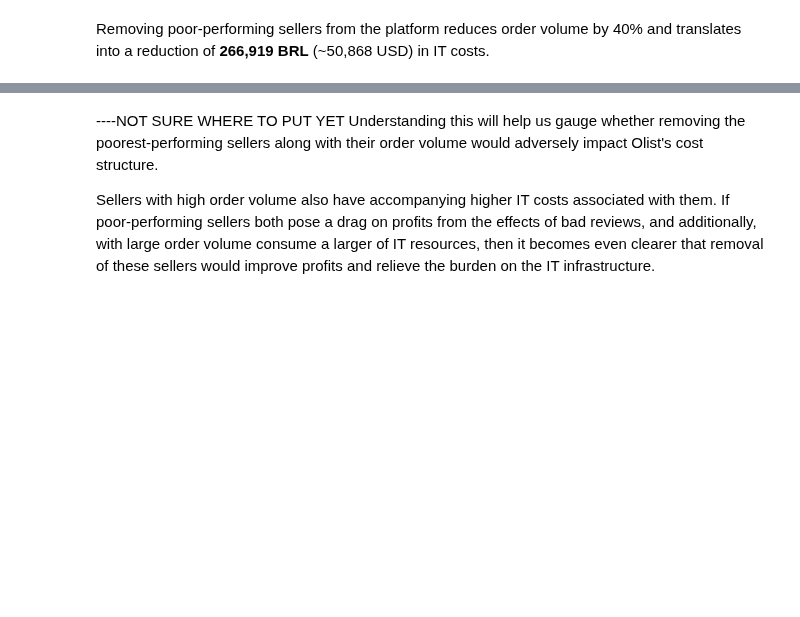
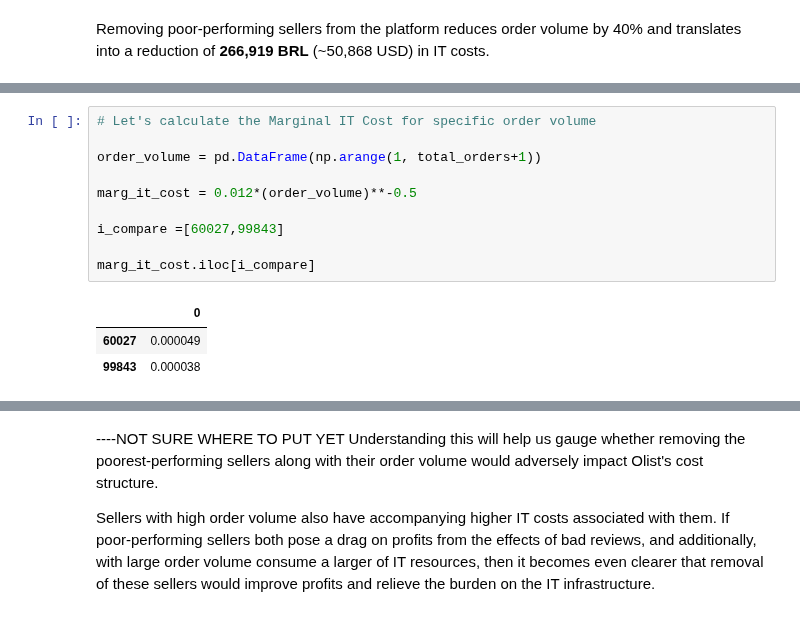
Before and after one commit to phlln/olist-analysis, a Jupyter notebook: notebooks/ceo_request-Phil-UPDATED.ipynb, the cells around one changed output, grey strips where cells are left out. Drawn from its saved outputs; the diff is of its cells as text; blank space fills up the shorter version.

```diff
--- a/notebooks/ceo_request-Phil-UPDATED.ipynb
+++ b/notebooks/ceo_request-Phil-UPDATED.ipynb
@@ -599,0 +543,14 @@ sellers['n_orders'].sort_values()
+# %%
+# Let's calculate the Marginal IT Cost for specific order volume
+
+order_volume = pd.DataFrame(np.arange(1, total_orders+1))
+
+marg_it_cost = 0.012*(order_volume)**-0.5
+
+i_compare =[60027,99843]
+
+marg_it_cost.iloc[i_compare]
+# %% [output]
+|  | 0 |
+| 60027 | 0.000049 |
+| 99843 | 0.000038 |
```
Also changed, not shown: parts of 40 cells of this notebook.
